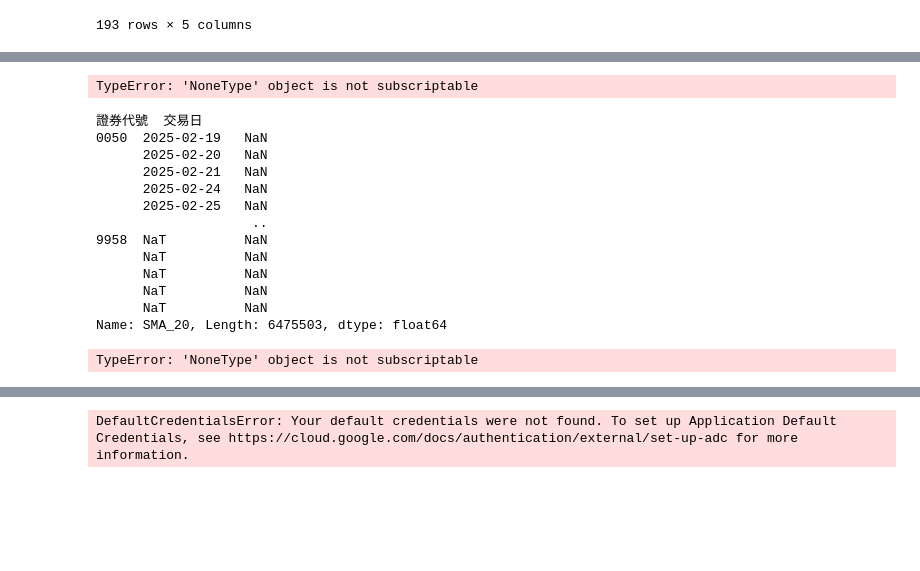
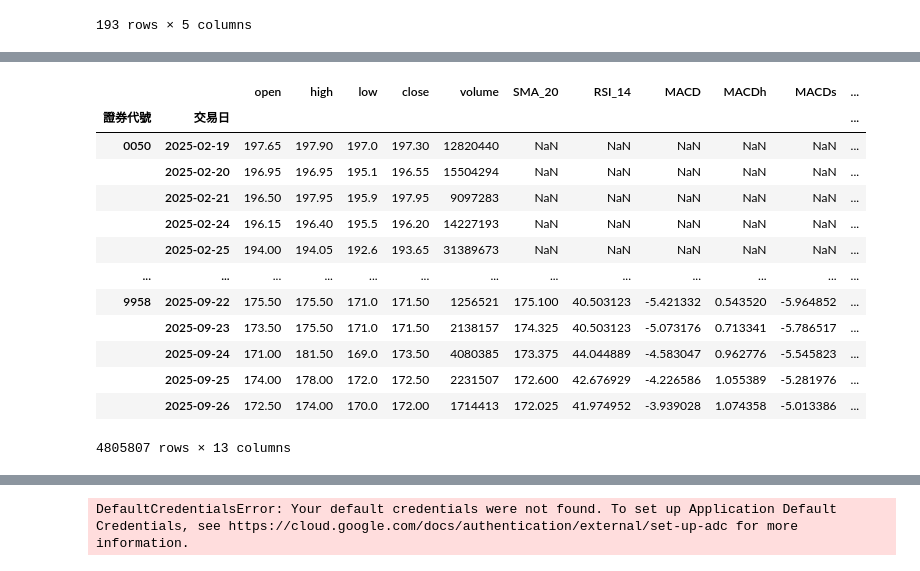
Before and after one commit to ifurther/Stocker, a Jupyter notebook: Stocker_analyze.ipynb, the cells around one changed output, grey strips where cells are left out. Drawn from its saved outputs; the diff is of its cells as text; code cells hidden in the pictures; blank space fills up the shorter version.

```diff
--- a/Stocker_analyze.ipynb
+++ b/Stocker_analyze.ipynb
@@ -389,4 +426,21 @@ Stocker2.data_ta.loc["9958"]
 | NaN | 172.0 | 174.5 | 168.5 | 168.5 | 1657743 |
 | NaN | 172.0 | 174.5 | 168.5 | 168.5 | 1657743 |
 193 rows × 5 columns
+# %%
+def add_indicators(df_group):
+    df_group_ = df_group.copy()
+    df_group_.ta.sma(length=20,append=True)
+    df_group_.ta.rsi(length=14,append=True)
+    #macd = df_group_.ta.macd()
+    df_group_.ta.macd(append=True)
+    #df_group_['MACD'] = macd['MACD_12_26_9']
+    #df_group_['MACDh'] = macd['MACDh_12_26_9']
+    #df_group_['MACDs'] = macd['MACDs_12_26_9']
+    df_group_.ta.stoch(append=True)
+    #kd = df_group_.ta.stoch()
+    #df_group_['K'] = kd['STOCHk_14_3_3']
+    #df_group_['D'] = kd['STOCHd_14_3_3']
+    return df_group_
+# %%
+Stocker2.data_ta = Stocker2.data_ta.groupby(level=0, group_keys=False).apply(add_indicators)
 # %%
@@ -423,24 +454,0 @@ Length: 7177286, dtype: float64
-# %%
-Stocker2.data_ta.groupby(level=0, group_keys=False).apply(add_indicators)
-# %% [output]
-TypeError: 'NoneType' object is not subscriptable
-# %%
-ta.sma(Stocker2.data_ta['close'], length=20)
-# %% [output]
-證券代號  交易日
-0050  2025-02-19   NaN
-      2025-02-20   NaN
-      2025-02-21   NaN
-      2025-02-24   NaN
-      2025-02-25   NaN
-                    ..
-9958  NaT          NaN
-      NaT          NaN
-      NaT          NaN
-      NaT          NaN
-      NaT          NaN
-Name: SMA_20, Length: 6475503, dtype: float64
-# %%
-Stocker2.data_ta.groupby(level='證券代號', group_keys=False).apply(add_indicators)
-# %% [output]
-TypeError: 'NoneType' object is not subscriptable
@@ -470,0 +455,21 @@ return df_ta.groupby(level='證券代號', group_keys=False).apply(add_ind)
+# %%
+Stocker2.data_ta.columns = ['open', 'high', 'low', 'close', 'volume', 'SMA_20', 'RSI_14',
+       'MACD', 'MACDh', 'MACDs', 'K',
+       'D', 'STOCHh_14_3_3']
+# %%
+Stocker2.data_ta
+# %% [output]
+|  |  | open | high | low | close | volume | SMA_20 | RSI_14 | MACD | MACDh | MACDs | ... |
+| 證券代號 | 交易日 |  |  |  |  |  |  |  |  |  |  | ... |
+| 0050 | 2025-02-19 | 197.65 | 197.90 | 197.0 | 197.30 | 12820440 | NaN | NaN | NaN | NaN | NaN | ... |
+|  | 2025-02-20 | 196.95 | 196.95 | 195.1 | 196.55 | 15504294 | NaN | NaN | NaN | NaN | NaN | ... |
+|  | 2025-02-21 | 196.50 | 197.95 | 195.9 | 197.95 | 9097283 | NaN | NaN | NaN | NaN | NaN | ... |
+|  | 2025-02-24 | 196.15 | 196.40 | 195.5 | 196.20 | 14227193 | NaN | NaN | NaN | NaN | NaN | ... |
+|  | 2025-02-25 | 194.00 | 194.05 | 192.6 | 193.65 | 31389673 | NaN | NaN | NaN | NaN | NaN | ... |
+| ... | ... | ... | ... | ... | ... | ... | ... | ... | ... | ... | ... | ... |
+| 9958 | 2025-09-22 | 175.50 | 175.50 | 171.0 | 171.50 | 1256521 | 175.100 | 40.503123 | -5.421332 | 0.543520 | -5.964852 | ... |
+|  | 2025-09-23 | 173.50 | 175.50 | 171.0 | 171.50 | 2138157 | 174.325 | 40.503123 | -5.073176 | 0.713341 | -5.786517 | ... |
+|  | 2025-09-24 | 171.00 | 181.50 | 169.0 | 173.50 | 4080385 | 173.375 | 44.044889 | -4.583047 | 0.962776 | -5.545823 | ... |
+|  | 2025-09-25 | 174.00 | 178.00 | 172.0 | 172.50 | 2231507 | 172.600 | 42.676929 | -4.226586 | 1.055389 | -5.281976 | ... |
+|  | 2025-09-26 | 172.50 | 174.00 | 170.0 | 172.00 | 1714413 | 172.025 | 41.974952 | -3.939028 | 1.074358 | -5.013386 | ... |
+4805807 rows × 13 columns
```
Also changed, not shown: parts of 13 cells of this notebook, 2 other files.
